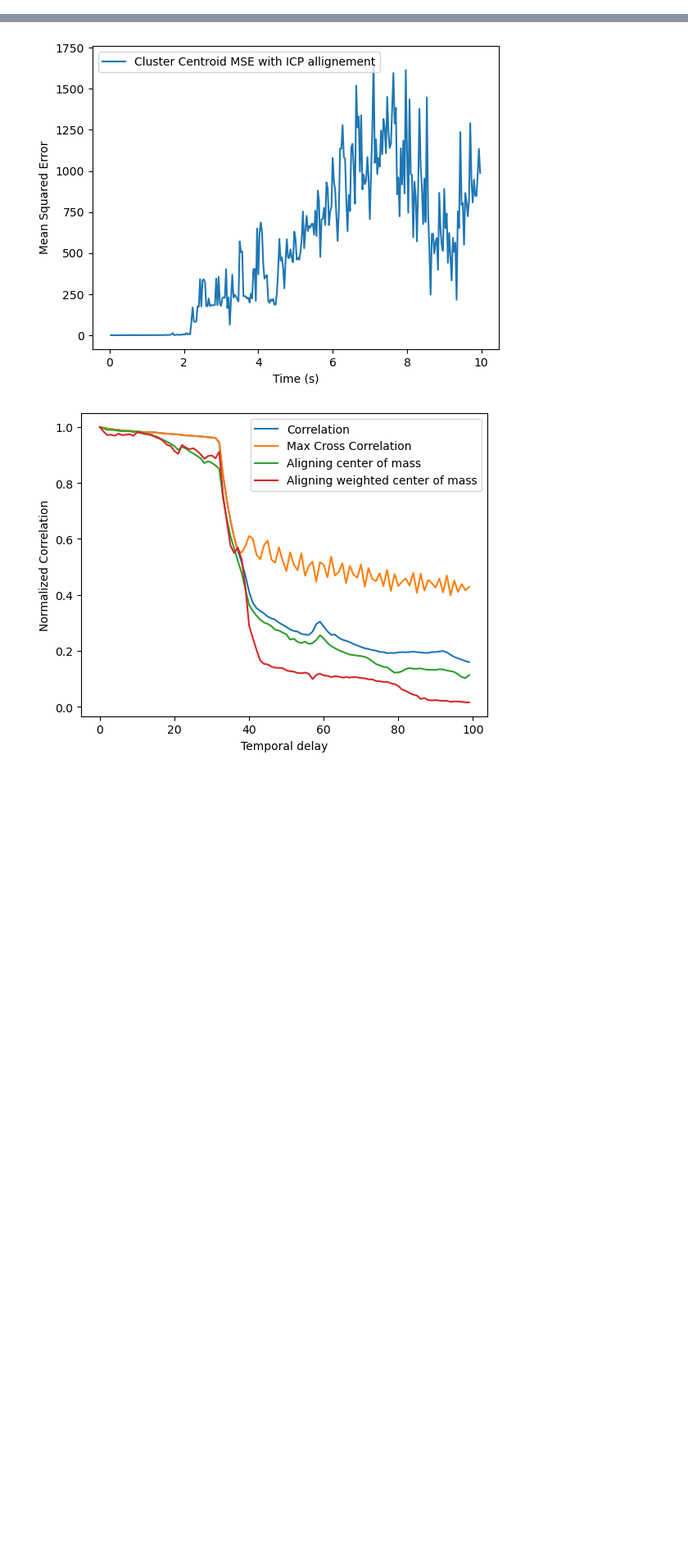
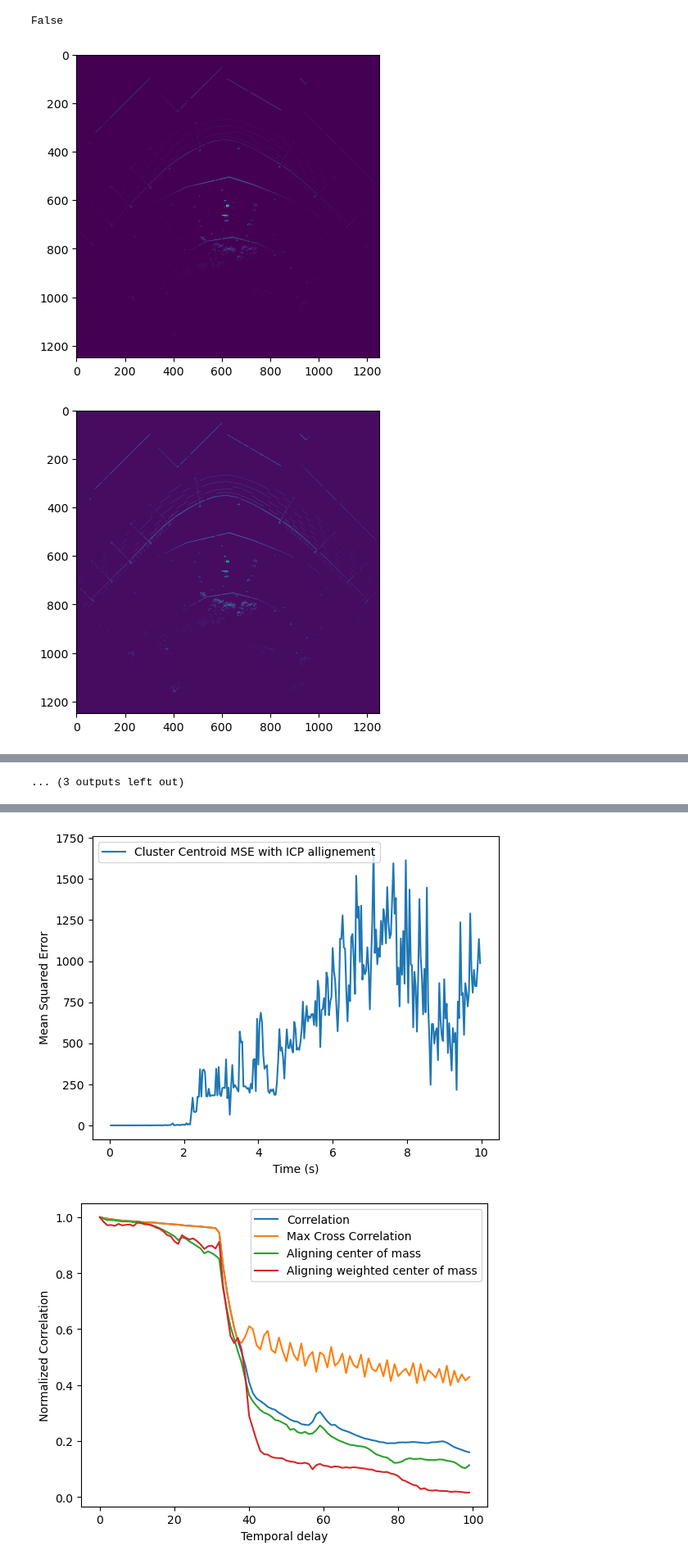
Before and after one commit to FilippoBragato/pqos-correlation, a Jupyter notebook: test.ipynb, the cells around one changed output, grey strips where cells are left out. Shown at 82% size. Cells and saved outputs as stored; diff of their text form; code cells hidden in the pictures; blank space fills up the shorter version.

```diff
--- a/test.ipynb
+++ b/test.ipynb
@@ -18,0 +22,18 @@ Jupyter environment detected. Enabling Open3D WebVisualizer.
+# %%
+# tf.compat.v1.disable_eager_execution()
+tf.executing_eagerly()
+# %% [output]
+False
+# %%
+tfds = create_tf_dataset(dataset, [["t3high", Weather.Clear, Time.Sunset, Sensor.LT]])
+from matplotlib import pyplot as plt
+for x, y in tfds:
+    plt.imshow(x[:,:,0])
+    plt.show()
+    plt.imshow(x[:,:,1])
+    plt.show()
+    plt.imshow(y)
+    plt.show()
+# %% [output]
+[figure, added]
+[figure, added]
@@ -19,3 +50,4 @@ Jupyter environment detected. Enabling Open3D WebVisualizer.
+... (3 outputs left out)
 # %%
 pcd_top = dataset.open_measurement_sample_TLC("t3low", Weather.Clear, Time.Sunset, Sensor.LT, 1)
 icp_correlation = []
```
Also changed, not shown: parts of 12 cells of this notebook, 9 other files.
